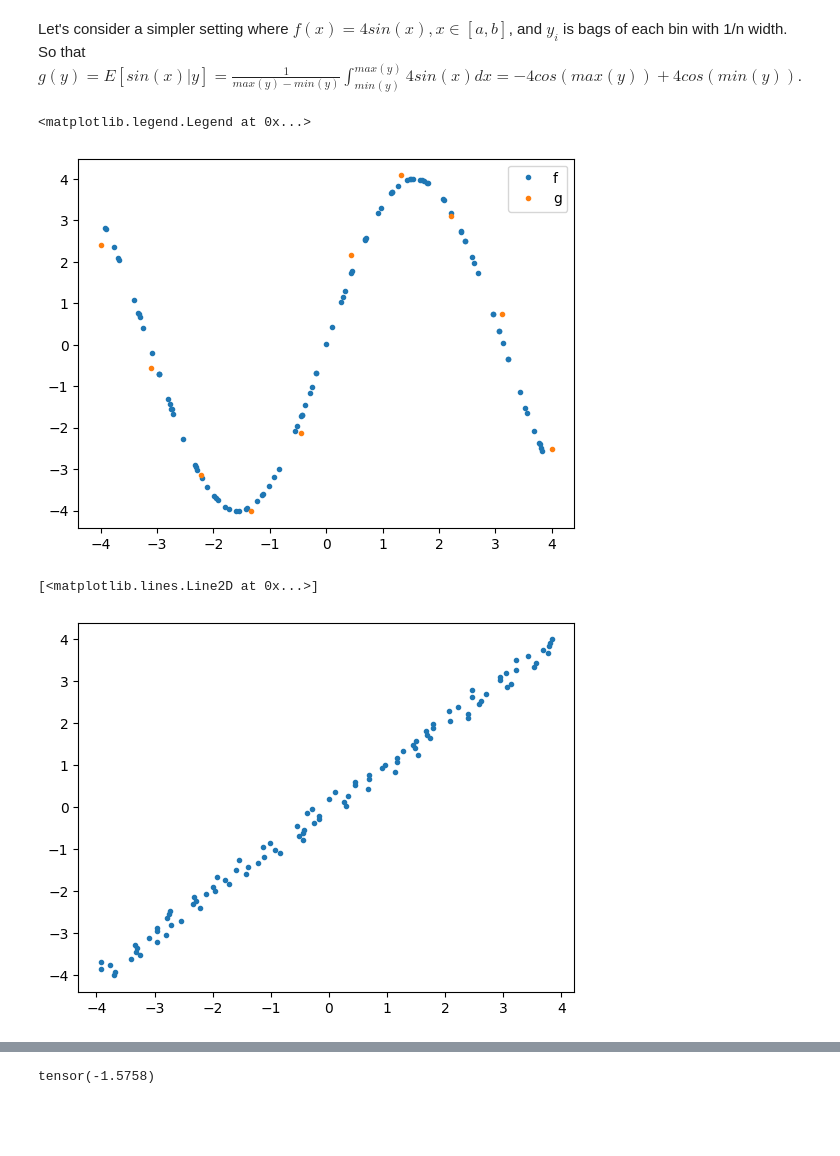
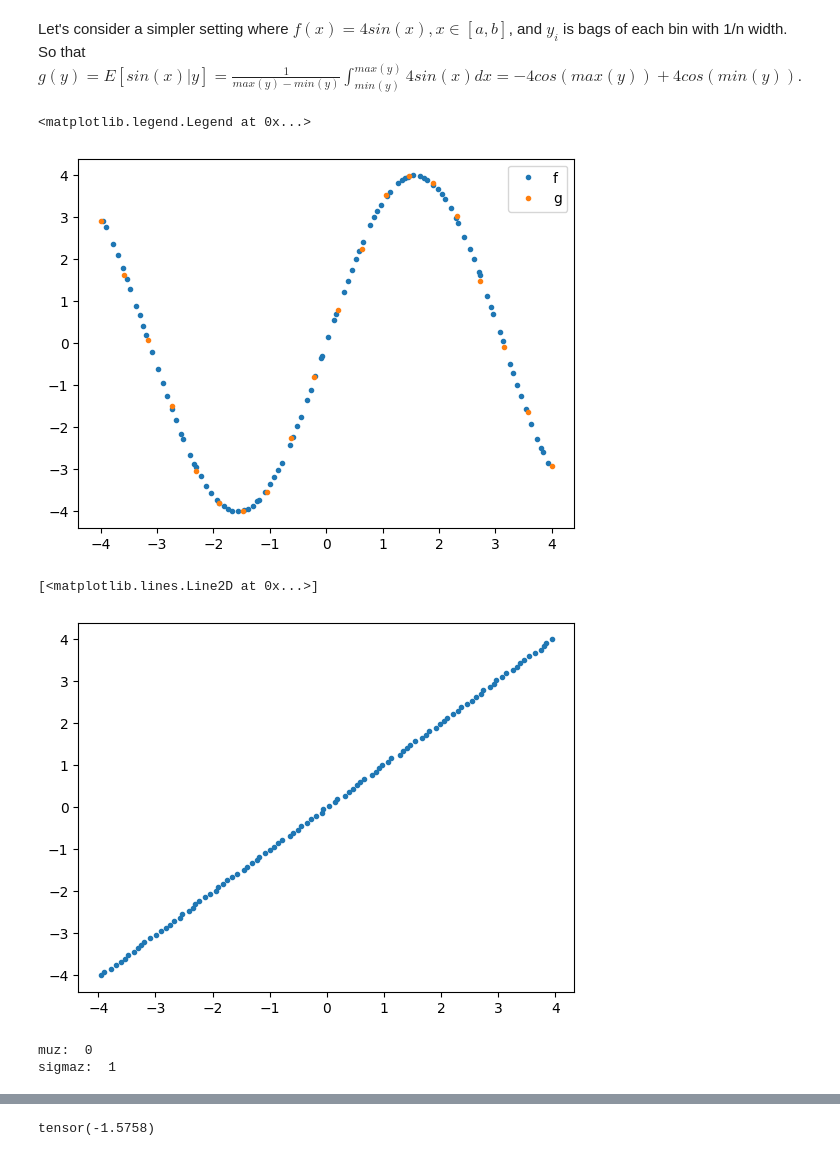
Before and after one commit to Mengyanz/deconditional-downscaling, a Jupyter notebook: simulation_sin_bag.ipynb, the cells around one changed output, grey strips where cells are left out. Drawn from its saved outputs; the diff is of its cells as text; code cells hidden in the pictures; blank space fills up the shorter version.

```diff
--- a/simulation_sin_bag.ipynb
+++ b/simulation_sin_bag.ipynb
@@ -56,28 +56,35 @@ def g(y, a=-4, b=4, n=20, sigma=0.1):
 # %%
 a = -4
 b = 4
-n = 20
-sigma = 0.1
+n = 100
+sigma = 0
 
 ys = np.linspace(a,b,100)
 xs = ytox(ys, a, b, n)
 fs = func(xs)
-ys2 = np.linspace(a,b,10)
+ys2 = np.linspace(a,b,20)
 zs = np.array([g(y, a, b, n, sigma) for y in ys2])
 plt.plot(xs, fs, '.', label= 'f')
 plt.plot(ys2, zs, '.', label= 'g')
 plt.legend()
 # %% [output]
 <matplotlib.legend.Legend at 0x...>
-[figure, old version]
+[figure, new version]
 # %%
 plt.plot(xs, ys, '.')
 # %% [output]
 [<matplotlib.lines.Line2D at 0x...>]
-[figure, old version]
+[figure, new version]
 # %%
-muz, sigmaz = zs.mean(), zs.std()
-zs = (zs - muz) / sigmaz
+# muz, sigmaz = zs.mean(), zs.std()
+# zs = (zs - muz) / sigmaz
+muz, sigmaz = 0, 1 # no normalisation
+
+print('muz: ', muz)
+print('sigmaz: ', sigmaz)
+# %% [output]
+muz:  0
+sigmaz:  1
 # %%
 import sys
 # sys.path.append("../deconditional-downscaling/")
```
Also changed, not shown: parts of 13 cells of this notebook, 4 other files.
